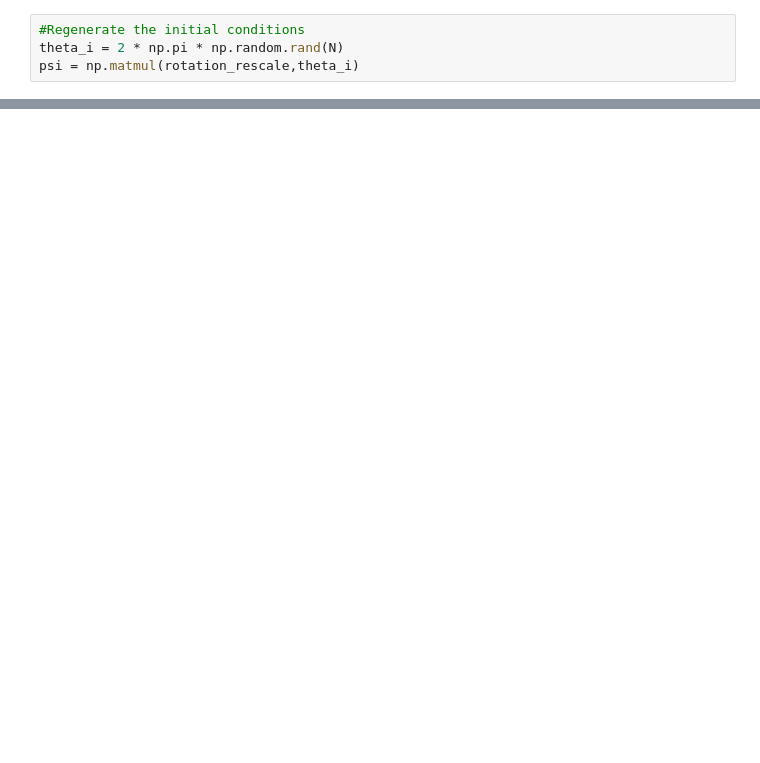
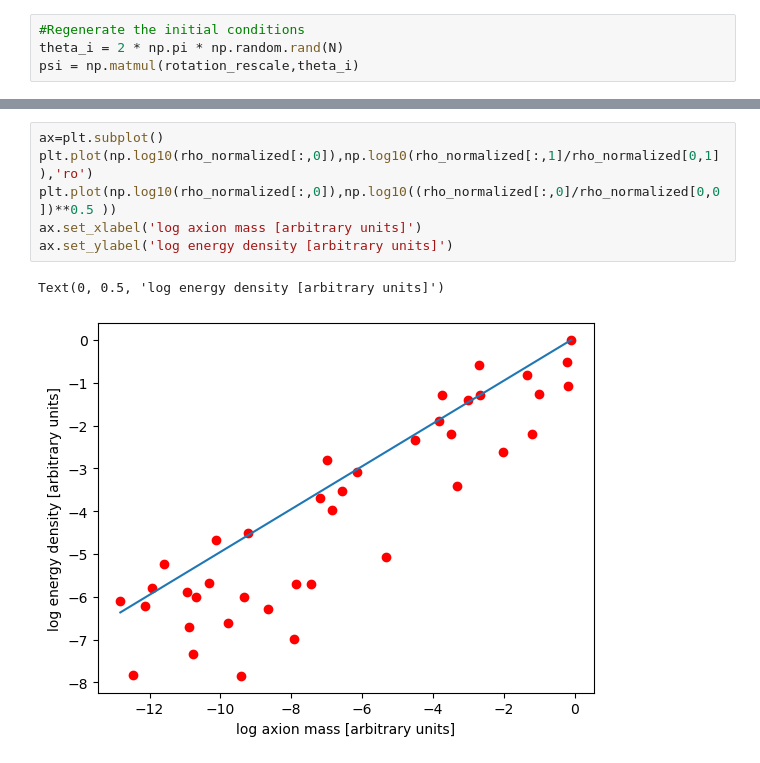
Before and after one commit to DavidCyncynates/Axiverse_Machine, a Jupyter notebook: Axiverse_Machine.ipynb, the cells around one changed output, grey strips where cells are left out. Cells and saved outputs as stored; diff of their text form; blank space fills up the shorter version.

```diff
--- a/Axiverse_Machine.ipynb
+++ b/Axiverse_Machine.ipynb
@@ -164,6 +168,15 @@ with tqdm(total=N, position=0, leave=True) as pbar:
 rho_normalized = np.zeros([N,2])
 for i in range(N):
     rho_normalized[i] = [rho_list[i,2],rho_list[i,0] * (rho_list[i,1]/rho_list[-1,1])**1.5]
+# %%
+ax=plt.subplot()
+plt.plot(np.log10(rho_normalized[:,0]),np.log10(rho_normalized[:,1]/rho_normalized[0,1]),'ro')
+plt.plot(np.log10(rho_normalized[:,0]),np.log10((rho_normalized[:,0]/rho_normalized[0,0])**0.5 ))
+ax.set_xlabel('log axion mass [arbitrary units]')
+ax.set_ylabel('log energy density [arbitrary units]')
+# %% [output]
+Text(0, 0.5, 'log energy density [arbitrary units]')
+[figure, added]
 # %%
 ax=plt.subplot()
 plt.plot(np.log10(rho_normalized[:,0]),np.log10(rho_normalized[:,1]/rho_normalized[0,1]),'ro')
```
Also changed, not shown: parts of 6 cells of this notebook.
